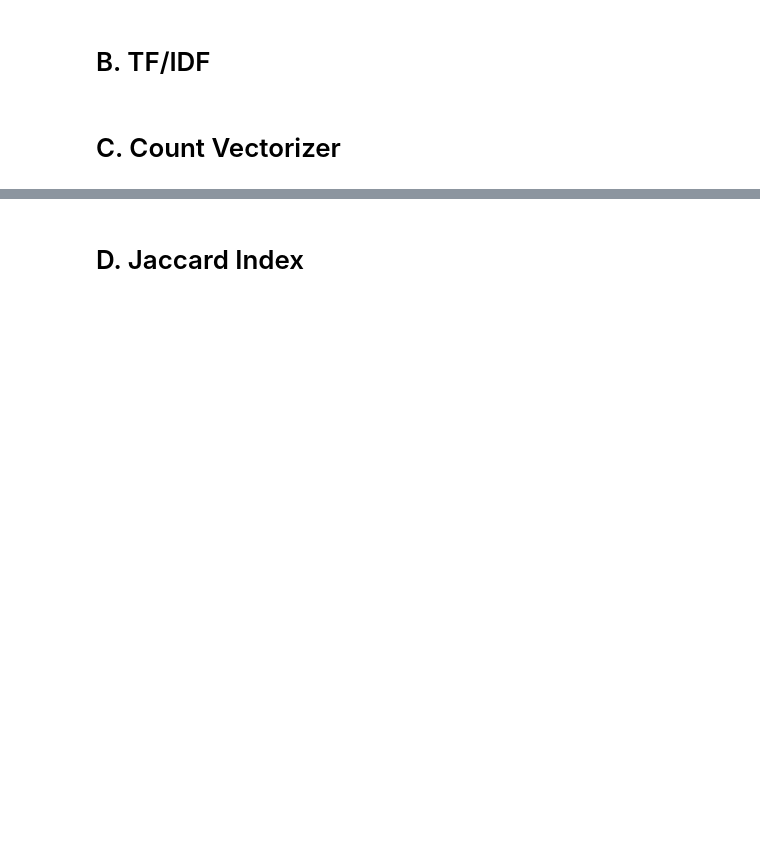
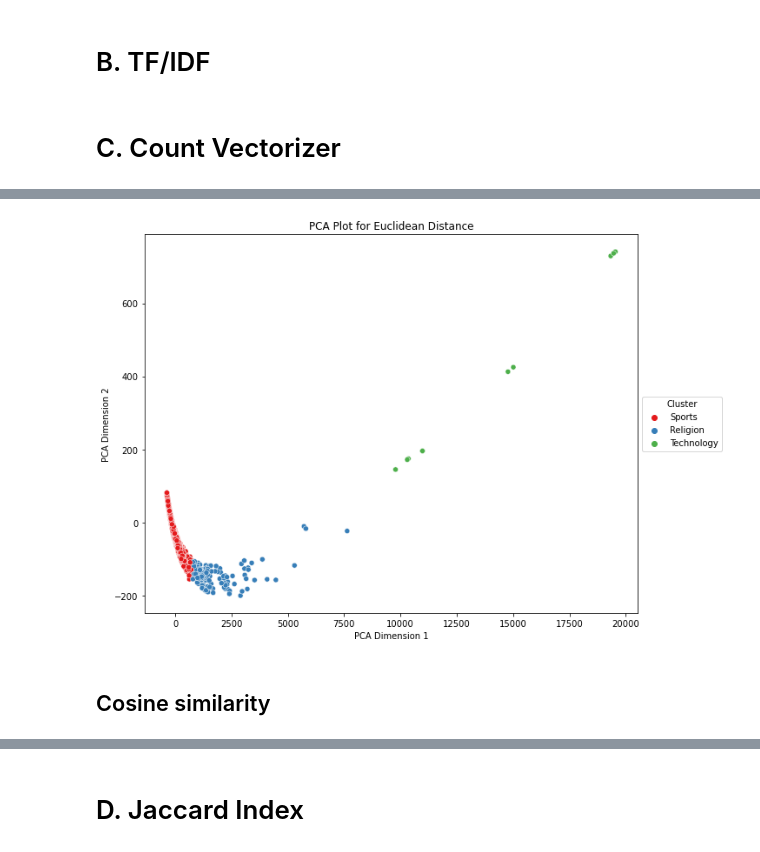
Before and after one commit to bagascahyafb/W10, a Jupyter notebook: Praktikum W10.ipynb, the cells around one changed output, grey strips where cells are left out. Drawn from its saved outputs; the diff is of its cells as text; code cells hidden in the pictures; blank space fills up the shorter version.

Commit message:
Add files via upload
bagian Count Vectorizer udah...tapi mungkin bisa dicek lagiii

```diff
--- a/Praktikum W10.ipynb
+++ b/Praktikum W10.ipynb
@@ -340,0 +355,8 @@ plt.show()
+# %%
+# Inisialisasi Count Vectorizer
+count_vectorizer = CountVectorizer()
+X_train_counts = count_vectorizer.fit_transform(df['cleaned'])
+# %%
+# Hitung jarak Euclidean Distance
+euclidean_distances = pairwise_distances(X_train_counts, metric='euclidean')
+print(euclidean_distances)
@@ -340,0 +377,11 @@ plt.show()
+# %%
+from sklearn.cluster import KMeans
+
+# Inisialisasi model K-Means
+kmeans_euclidean = KMeans(n_clusters=3, random_state=0)
+
+# Latih model K-Means pada data Euclidean Distance
+kmeans_euclidean.fit(euclidean_distances)
+
+# Dapatkan label cluster untuk setiap dokumen
+cluster_labels_euclidean = kmeans_euclidean.labels_
@@ -340,0 +413,35 @@ plt.show()
+# %%
+from sklearn.decomposition import PCA
+
+# Inisialisasi objek PCA dengan jumlah komponen yang diinginkan (misalnya, 2)
+pca = PCA(n_components=2)
+
+# Lakukan reduksi dimensi pada matriks Euclidean Distance
+X_reduced_euclidean = pca.fit_transform(euclidean_distances)
+
+# Tentukan label nama cluster sesuai hasil clustering Euclidean
+cluster_labels_euclidean = kmeans_euclidean.labels_
+
+# Buat DataFrame dari hasil PCA
+pca_df_euclidean = pd.DataFrame({'PCA Dimension 1': X_reduced_euclidean[:, 0], 'PCA Dimension 2': X_reduced_euclidean[:, 1], 'Cluster': cluster_labels_euclidean})
+
+# Map clusters to appropriate labels
+cluster_map = {0: "Technology", 1: "Sports", 2: "Religion"}
+pca_df_euclidean['Cluster'] = pca_df_euclidean['Cluster'].map(cluster_map)
+
+# Visualisasikan hasil dengan PCA (Euclidean)
+plt.figure(figsize=(12, 7))
+scatter_euclidean = sns.scatterplot(data=pca_df_euclidean, x='PCA Dimension 1', y='PCA Dimension 2', hue='Cluster', palette="Set1")
+plt.title("PCA Plot for Euclidean Distance")
+
+# Tambahkan legenda
+plt.legend(*scatter_euclidean.get_legend_handles_labels(), loc="center left", bbox_to_anchor=(1.0, 0.5), title="Cluster")
+
+plt.tight_layout(rect=[0, 0, 0.85, 1])
+
+# Tampilkan grafik
+plt.show()
+# %% [output]
+[figure, added]
+# %% [markdown]
+## Cosine similarity
```
Also changed, not shown: parts of 13 cells of this notebook.
